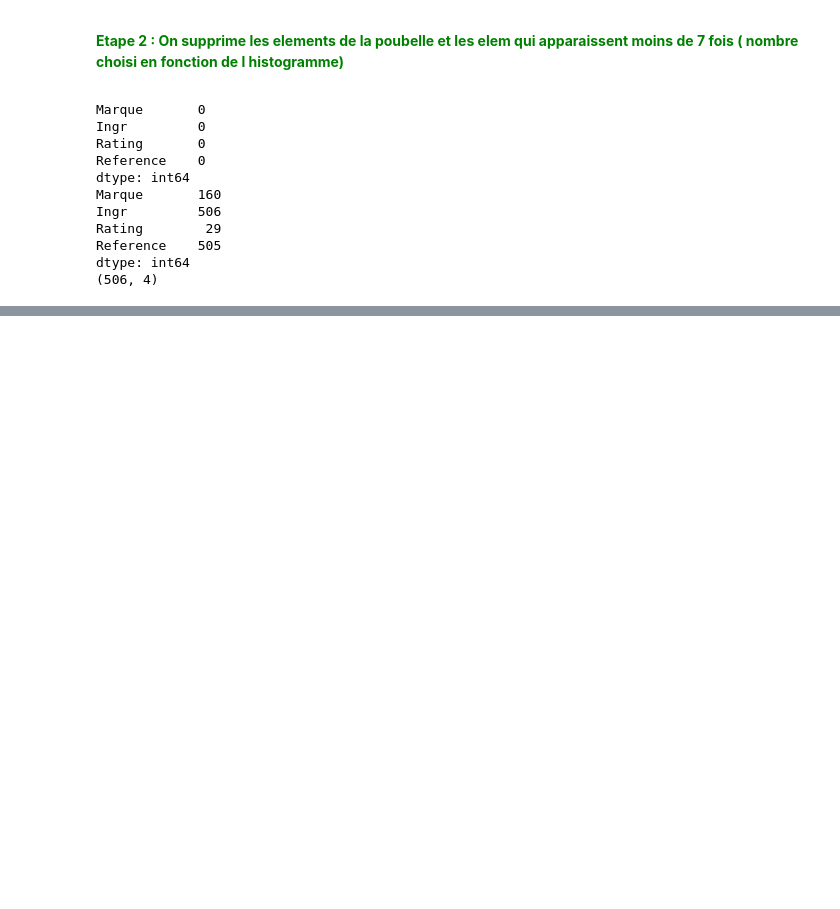
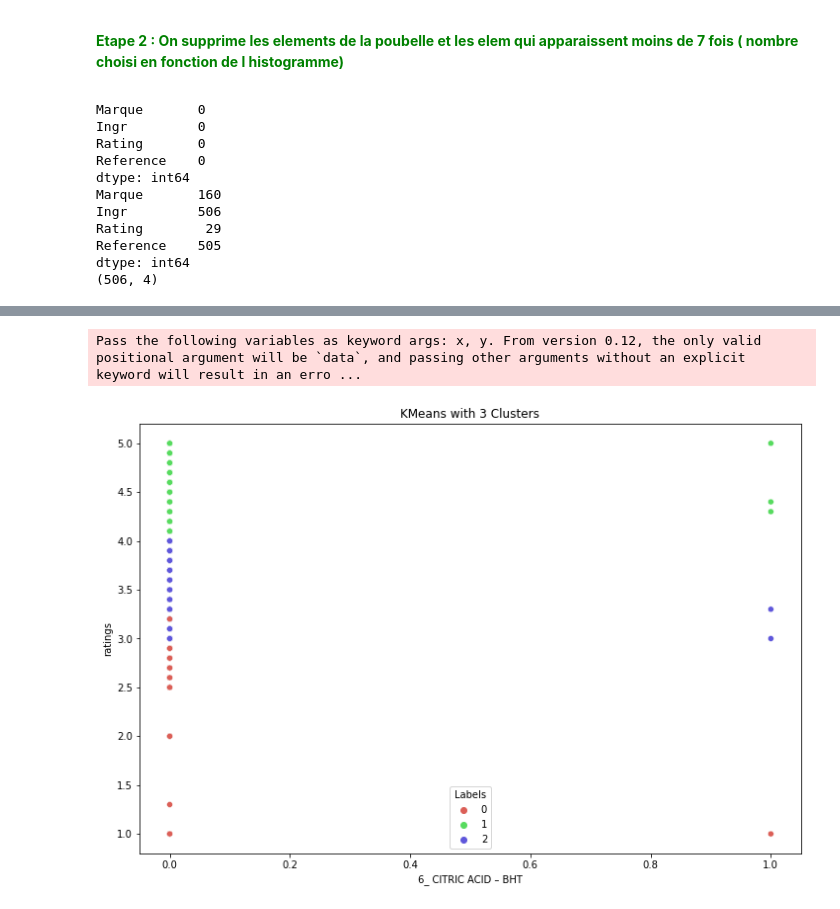
Before and after one commit to Sykzen/FRAGRAI, a Jupyter notebook: FRAGRAI.ipynb, the cells around one changed output, grey strips where cells are left out. Drawn from its saved outputs; the diff is of its cells as text; code cells hidden in the pictures; blank space fills up the shorter version.

```diff
--- a/FRAGRAI.ipynb
+++ b/FRAGRAI.ipynb
@@ -116,0 +230,17 @@ df
+# %%
+# 3 cluster model
+km3 = KMeans(n_clusters=3, random_state= 25).fit(X)
+
+X['Labels'] = km3.labels_ # onssigne X aux DF
+
+plt.figure(figsize=(12, 8))
+#On peut choisir l'une des ingrédinets utilisé plus de 5 fois
+sns.scatterplot(X['6_ CITRIC ACID – BHT'], X['ratings'], hue=X['Labels'],
+                palette=sns.color_palette('hls', 3)) # scatterplot
+# on plot 1 des ingrédients parmis ceux les plus utilités
+# palette pour les couleurs
+plt.title('KMeans with 3 Clusters')
+plt.show()
+# %% [output]
+Pass the following variables as keyword args: x, y. From version 0.12, the only valid positional argument will be `data`, and passing other arguments without an explicit keyword will result in an erro ...
+[figure, added]
```
Also changed, not shown: parts of 29 cells of this notebook.
